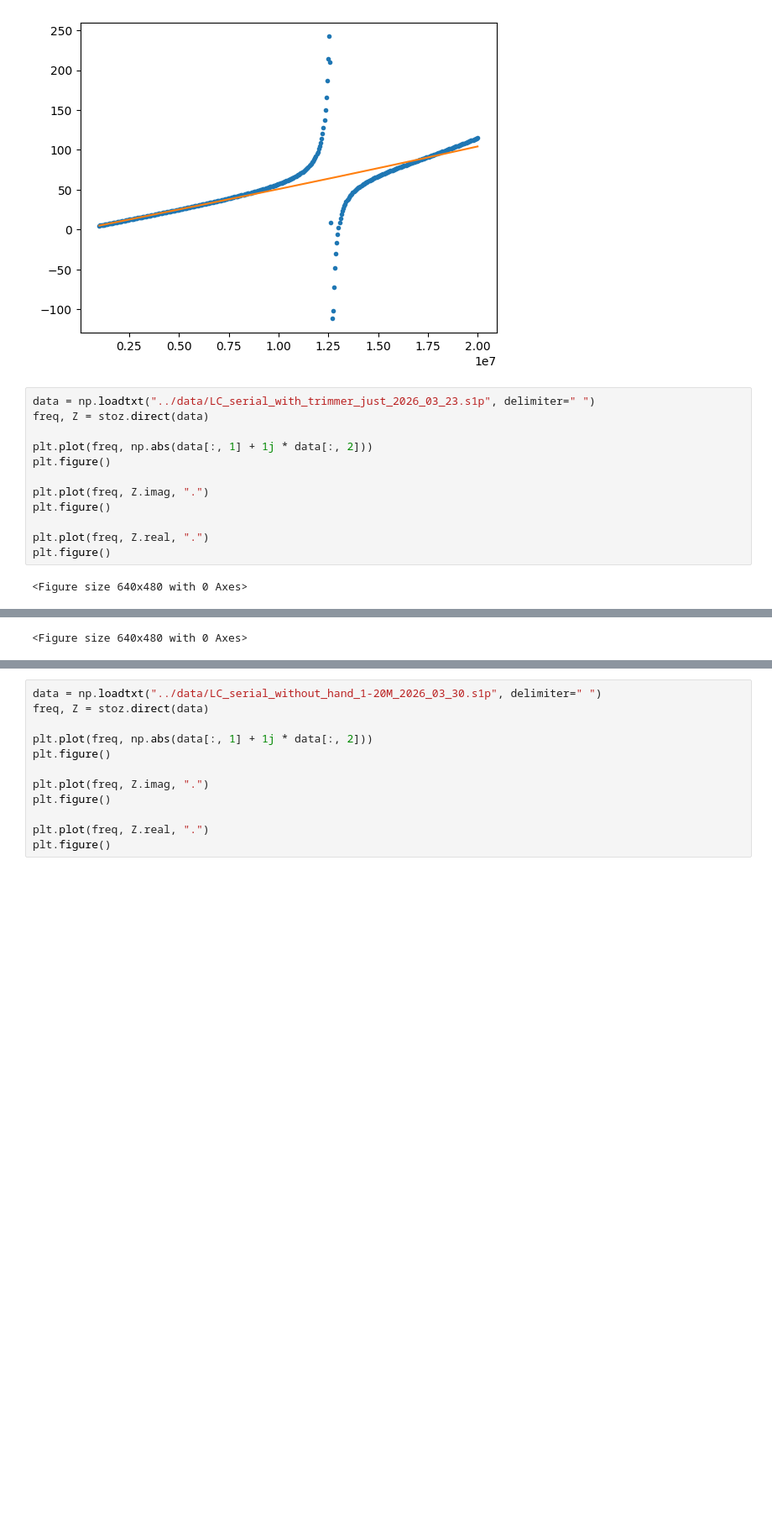
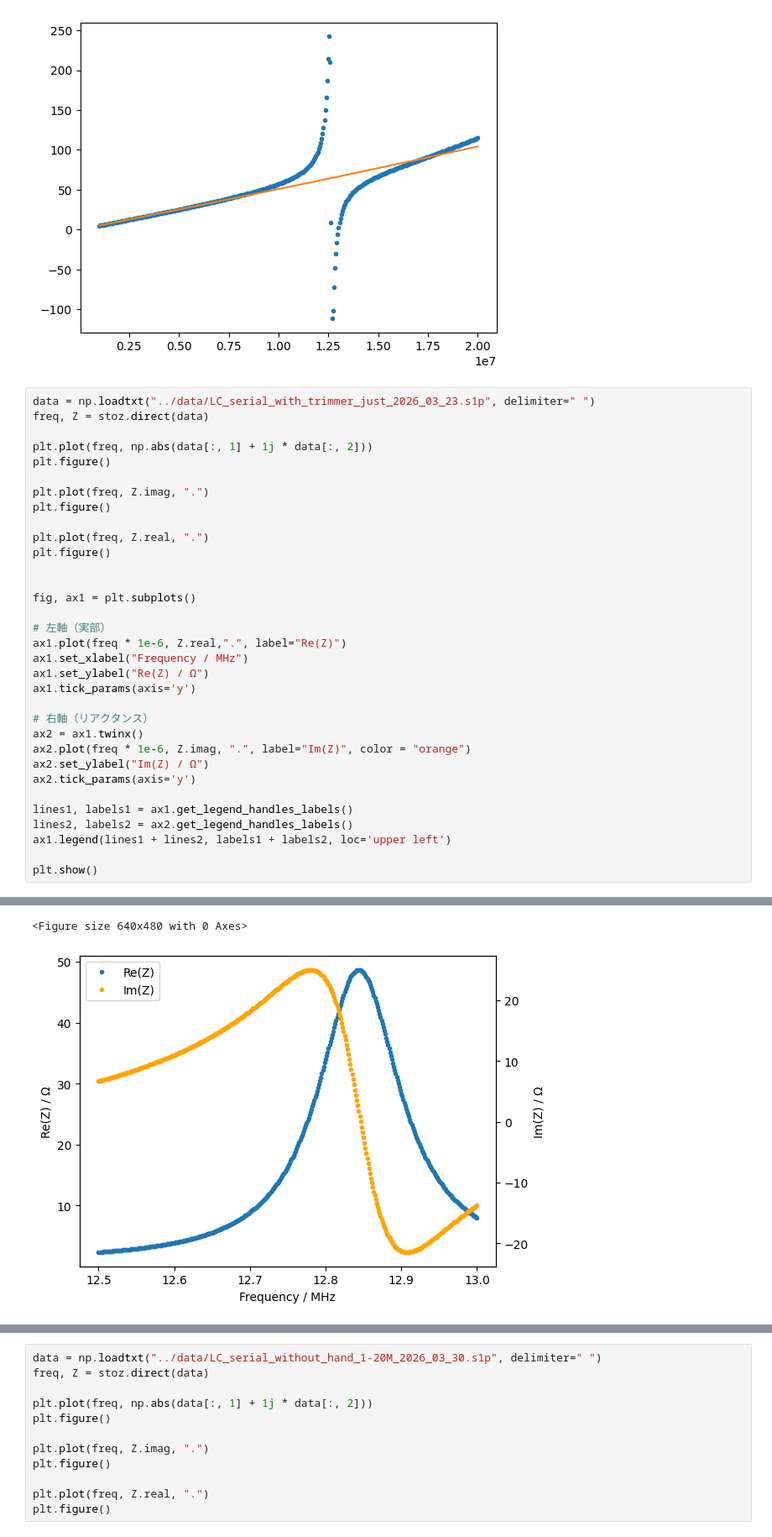
Before and after one commit to tyaxm/cyclotron, a Jupyter notebook: src/trance.ipynb, the cells around one changed output, grey strips where cells are left out. Shown at 84% size. Drawn from its saved outputs; the diff is of its cells as text; blank space fills up the shorter version.

```diff
--- a/src/trance.ipynb
+++ b/src/trance.ipynb
@@ -106,21 +106,42 @@ resonance freq : 108266499.3856468
 # %%
 data = np.loadtxt("../data/LC_serial_with_trimmer_just_2026_03_23.s1p", delimiter=" ")
 freq, Z = stoz.direct(data)
 
 plt.plot(freq, np.abs(data[:, 1] + 1j * data[:, 2]))
 plt.figure()
 
 plt.plot(freq, Z.imag, ".")
 plt.figure()
 
 plt.plot(freq, Z.real, ".")
 plt.figure()
+
+
+fig, ax1 = plt.subplots()
+
+# 左軸（実部）
+ax1.plot(freq * 1e-6, Z.real,".", label="Re(Z)")
+ax1.set_xlabel("Frequency / MHz")
+ax1.set_ylabel("Re(Z) / Ω")
+ax1.tick_params(axis='y')
+
+# 右軸（リアクタンス）
+ax2 = ax1.twinx()
+ax2.plot(freq * 1e-6, Z.imag, ".", label="Im(Z)", color = "orange")
+ax2.set_ylabel("Im(Z) / Ω")
+ax2.tick_params(axis='y')
+
+lines1, labels1 = ax1.get_legend_handles_labels()
+lines2, labels2 = ax2.get_legend_handles_labels()
+ax1.legend(lines1 + lines2, labels1 + labels2, loc='upper left')
+
+plt.show()
 # %% [output]
-<Figure size 640x480 with 0 Axes>
 [figure]
 [figure]
 [figure]
-<Figure size 640x480 with 0 Axes>
+<Figure size 640x480 with 0 Axes>
+[figure, added]
 # %%
 data = np.loadtxt("../data/LC_serial_with_trimmer_faraway_2026_03_23.s1p", delimiter=" ")
 freq, Z = stoz.direct(data)
```
Also changed, not shown: parts of 3 cells of this notebook.
